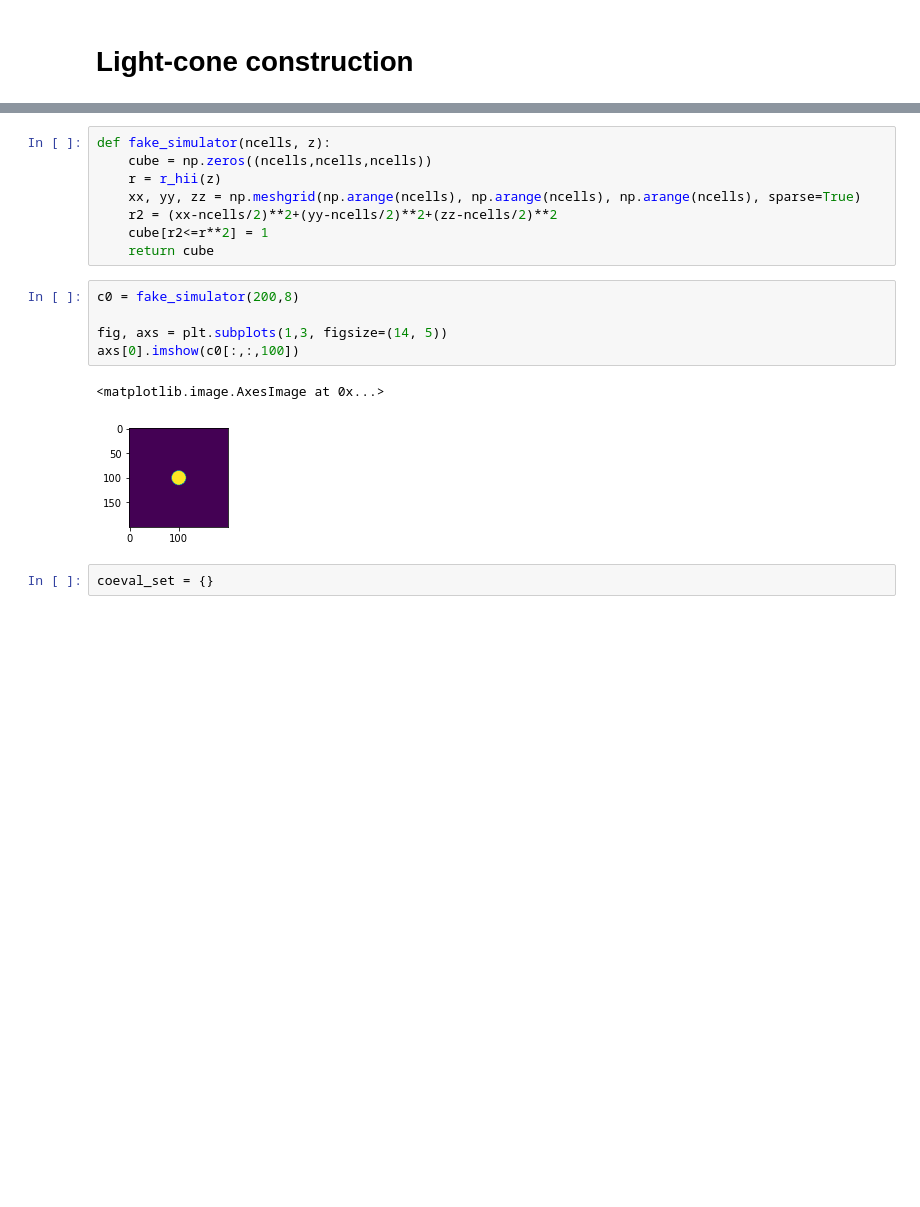
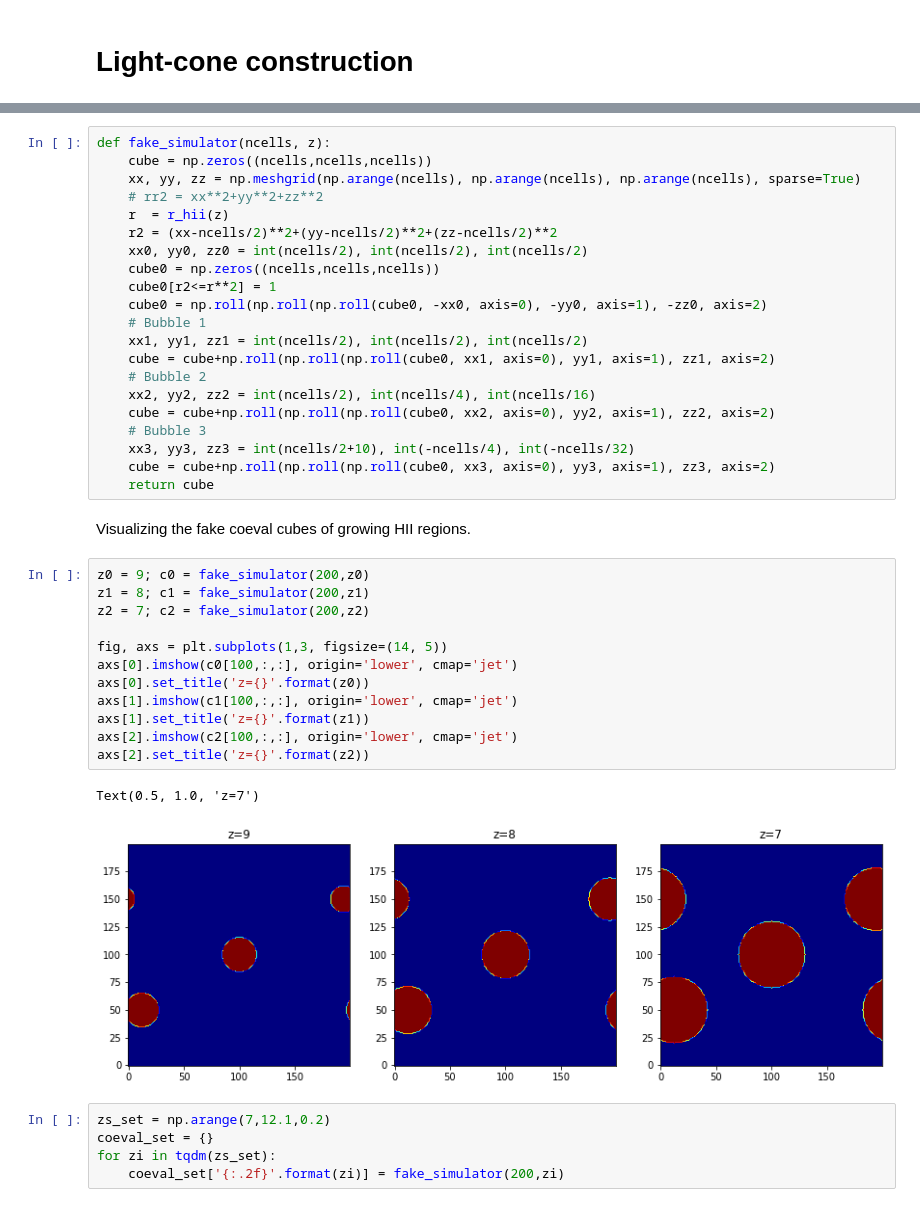
Before and after one commit to sambit-giri/tools21cm, a Jupyter notebook: docs/examples/lightcone.ipynb, the cells around one changed output, grey strips where cells are left out. Drawn from its saved outputs; the diff is of its cells as text; blank space fills up the shorter version.

```diff
--- a/docs/examples/lightcone.ipynb
+++ b/docs/examples/lightcone.ipynb
@@ -25,18 +24,43 @@ plt.plot(zs_set, r_hii(zs_set))
-# %%
-def fake_simulator(ncells, z):
-    cube = np.zeros((ncells,ncells,ncells))
-    r = r_hii(z)
-    xx, yy, zz = np.meshgrid(np.arange(ncells), np.arange(ncells), np.arange(ncells), sparse=True)
-    r2 = (xx-ncells/2)**2+(yy-ncells/2)**2+(zz-ncells/2)**2
-    cube[r2<=r**2] = 1
-    return cube
-# %%
-c0 = fake_simulator(200,8)
-
-fig, axs = plt.subplots(1,3, figsize=(14, 5))
-axs[0].imshow(c0[:,:,100])
-# %% [output]
-<matplotlib.image.AxesImage at 0x...>
-[figure, removed]
-# %%
-coeval_set = {}
+# %%
+def fake_simulator(ncells, z):
+    cube = np.zeros((ncells,ncells,ncells))
+    xx, yy, zz = np.meshgrid(np.arange(ncells), np.arange(ncells), np.arange(ncells), sparse=True)
+    # rr2 = xx**2+yy**2+zz**2
+    r  = r_hii(z)
+    r2 = (xx-ncells/2)**2+(yy-ncells/2)**2+(zz-ncells/2)**2
+    xx0, yy0, zz0 = int(ncells/2), int(ncells/2), int(ncells/2)
+    cube0 = np.zeros((ncells,ncells,ncells))
+    cube0[r2<=r**2] = 1
+    cube0 = np.roll(np.roll(np.roll(cube0, -xx0, axis=0), -yy0, axis=1), -zz0, axis=2)
+    # Bubble 1
+    xx1, yy1, zz1 = int(ncells/2), int(ncells/2), int(ncells/2)
+    cube = cube+np.roll(np.roll(np.roll(cube0, xx1, axis=0), yy1, axis=1), zz1, axis=2)
+    # Bubble 2
+    xx2, yy2, zz2 = int(ncells/2), int(ncells/4), int(ncells/16)
+    cube = cube+np.roll(np.roll(np.roll(cube0, xx2, axis=0), yy2, axis=1), zz2, axis=2)
+    # Bubble 3
+    xx3, yy3, zz3 = int(ncells/2+10), int(-ncells/4), int(-ncells/32)
+    cube = cube+np.roll(np.roll(np.roll(cube0, xx3, axis=0), yy3, axis=1), zz3, axis=2)
+    return cube
+# %% [markdown]
+Visualizing the fake coeval cubes of growing HII regions.
+# %%
+z0 = 9; c0 = fake_simulator(200,z0)
+z1 = 8; c1 = fake_simulator(200,z1)
+z2 = 7; c2 = fake_simulator(200,z2)
+
+fig, axs = plt.subplots(1,3, figsize=(14, 5))
+axs[0].imshow(c0[100,:,:], origin='lower', cmap='jet')
+axs[0].set_title('z={}'.format(z0))
+axs[1].imshow(c1[100,:,:], origin='lower', cmap='jet')
+axs[1].set_title('z={}'.format(z1))
+axs[2].imshow(c2[100,:,:], origin='lower', cmap='jet')
+axs[2].set_title('z={}'.format(z2))
+# %% [output]
+Text(0.5, 1.0, 'z=7')
+[figure, added]
+# %%
+zs_set = np.arange(7,12.1,0.2)
+coeval_set = {}
+for zi in tqdm(zs_set):
+    coeval_set['{:.2f}'.format(zi)] = fake_simulator(200,zi)
```
Also changed, not shown: parts of 8 cells of this notebook, 1 other file.
